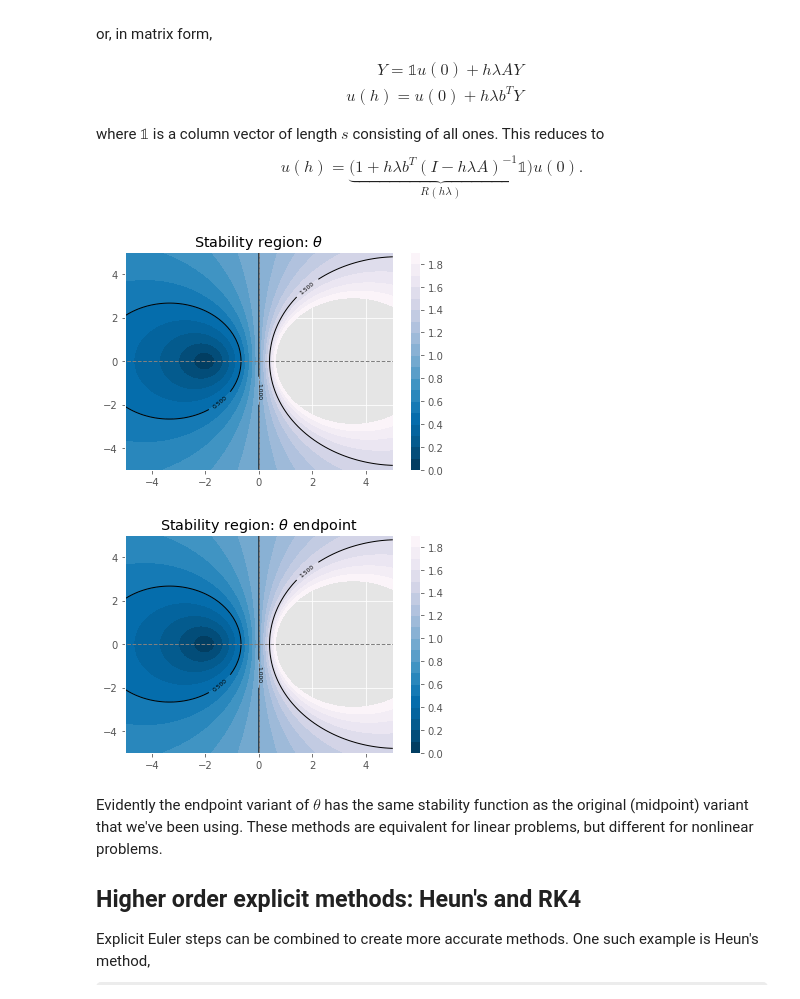
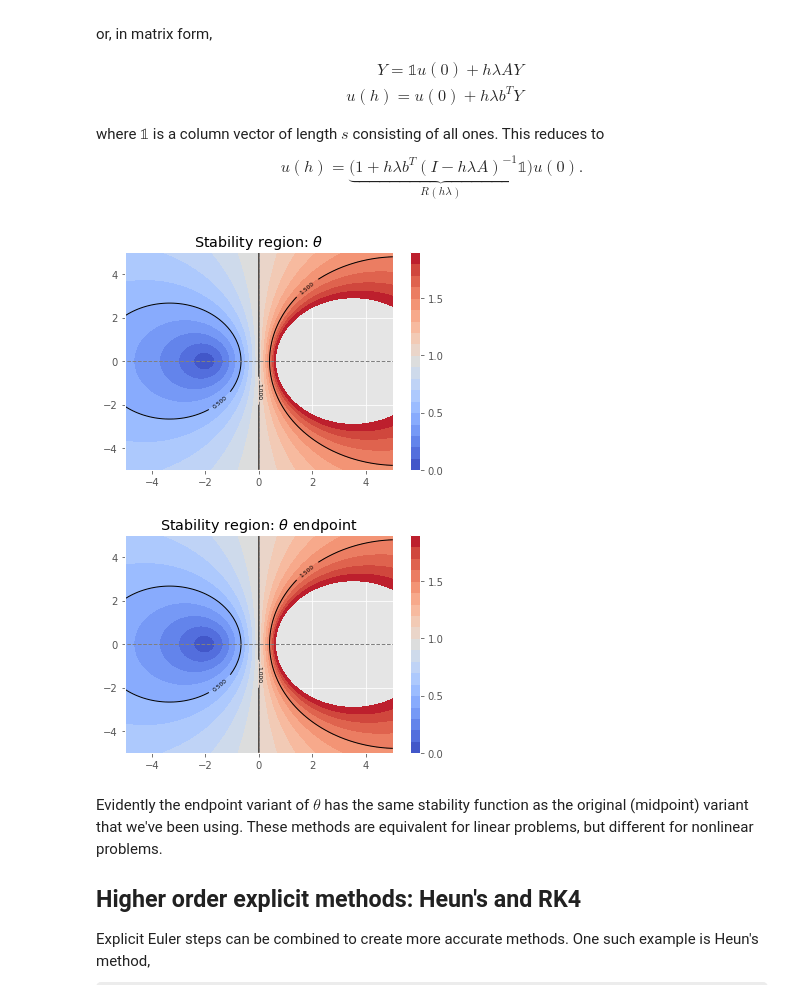
Before and after one commit to cu-numpde/numpde-fall2018, a Jupyter notebook: FDTransient.ipynb, the cells around one changed output. Saved outputs shown, nothing was run; the diff lists cells and outputs as text; code cells hidden in the pictures; some formulas as TeX source.

```diff
--- a/FDTransient.ipynb
+++ b/FDTransient.ipynb
@@ -248,8 +248,8 @@ R(z) &= \frac{1+z/2}{1-z/2} & \text{Midpoint}
 # %%
 def plot_stability(x, y, Rz, label):
     pyplot.figure()
-    C = pyplot.contourf(xx, yy, numpy.abs(Rz), numpy.arange(0,2,.1), cmap=pyplot.cm.PuBu_r)
-    pyplot.colorbar(C)
+    C = pyplot.contourf(xx, yy, numpy.abs(Rz), numpy.arange(0,2,.1), cmap=pyplot.cm.coolwarm)
+    pyplot.colorbar(C, ticks=numpy.linspace(0, 2, 5))
     pyplot.axvline(x=0, linewidth=1, color='grey')
     pyplot.axhline(y=0, linewidth=1, color='grey')
     pyplot.contour(xx, yy, numpy.abs(Rz), numpy.arange(0,2,.5), colors='k')
@@ -310,7 +310,7 @@ def dae_theta_linear(M, A, u0, rhsfunc, bcs=[], tfinal=1, h=0.1, theta=.5):
         else:
             tnext = t + h
         h = min(h, tfinal - t)
-        rhs = (M + (1-theta)*h*A).dot(u) + h*rhsfunc(t+theta*h)
+        rhs = (M + (1-theta)*h*A) @ u + h*rhsfunc(t+theta*h)
         for i, f in bcs:
             rhs[i] = theta*h*f(t+theta*h, x[i])
         u = numpy.linalg.solve(M - theta*h*A, rhs)
@@ -434,7 +434,7 @@ def diffusion_cheb(n, left, right):
         bcs.append((i, func))
     M = numpy.eye(n+1)
     M[[0,-1]] = 0
-    return x, M, -L.dot(numpy.linalg.inv(T[0])), bcs
+    return x, M, -L @ numpy.linalg.inv(T[0]), bcs
 
 x, M, A, bcs = diffusion_cheb(80, (0, lambda t,x: 0*x), (0, lambda t,x: 0*x+.5))
 hist = dae_theta_linear(M, A, numpy.exp(-(x*8)**2), lambda t: 0*x, bcs,
@@ -737,36 +737,36 @@ def Rstability(A, b, z):
     return f(z)
 
 def rk_butcher_theta(theta):
     A = numpy.array([[theta]])
     b = numpy.array([1])
     return A, b
 
 def zmeshgrid(xlen=5, ylen=5):
     xx = numpy.linspace(-xlen, xlen, 100)
     yy = numpy.linspace(-ylen, ylen, 100)
     x, y = numpy.meshgrid(xx, yy)
     z = x + 1j*y
     return x, y, z
 
 def plot_rkstability(A, b, label=''):
     from matplotlib import pyplot, ticker, cm, axis
     import numpy as np
     x, y, z = zmeshgrid()
     data = numpy.abs(Rstability(A, b, z))
-    cs = pyplot.contourf(x, y, data, np.arange(0, 2, 0.1), cmap=cm.PuBu_r)
-    cbar = pyplot.colorbar(cs)
+    cs = pyplot.contourf(x, y, data, np.arange(0, 2, 0.1), cmap=cm.coolwarm)
+    cbar = pyplot.colorbar(cs, ticks=numpy.linspace(0, 2, 5))
     pyplot.axhline(y=0, xmin=-20.0, xmax=20.0, linewidth=1, linestyle='--', color='grey')
     pyplot.axvline(x=0, ymin=-20.0, ymax=20.0, linewidth=1, linestyle='--', color='grey')
     cs = pyplot.contour(x, y, data, np.arange(0, 2, 0.5), colors='k')
     pyplot.clabel(cs, fontsize=6)
     for c in cs.collections:
       pyplot.setp(c, linewidth=1)
     pyplot.title('Stability region' + (': ' + label if label else ''))
 
 A, b = rk_butcher_theta(.5)
 plot_rkstability(A, b, label='$\\theta$')
 # %% [output]
-[figure, old version]
+[figure, new version]
 # %%
 def rk_butcher_theta_endpoint(theta):
     A = numpy.array([[0, 0], [1-theta, theta]])
@@ -776,7 +776,7 @@ def rk_butcher_theta_endpoint(theta):
 A, b = rk_butcher_theta_endpoint(.5)
 plot_rkstability(A, b, label='$\\theta$ endpoint')
 # %% [output]
-[figure, old version]
+[figure, new version]
 # %% [markdown]
 Evidently the endpoint variant of $\theta$ has the same stability function as the original (midpoint) variant that we've been using.  These methods are equivalent for linear problems, but different for nonlinear problems.
 
```
Also changed, not shown: parts of 10 cells of this notebook.
